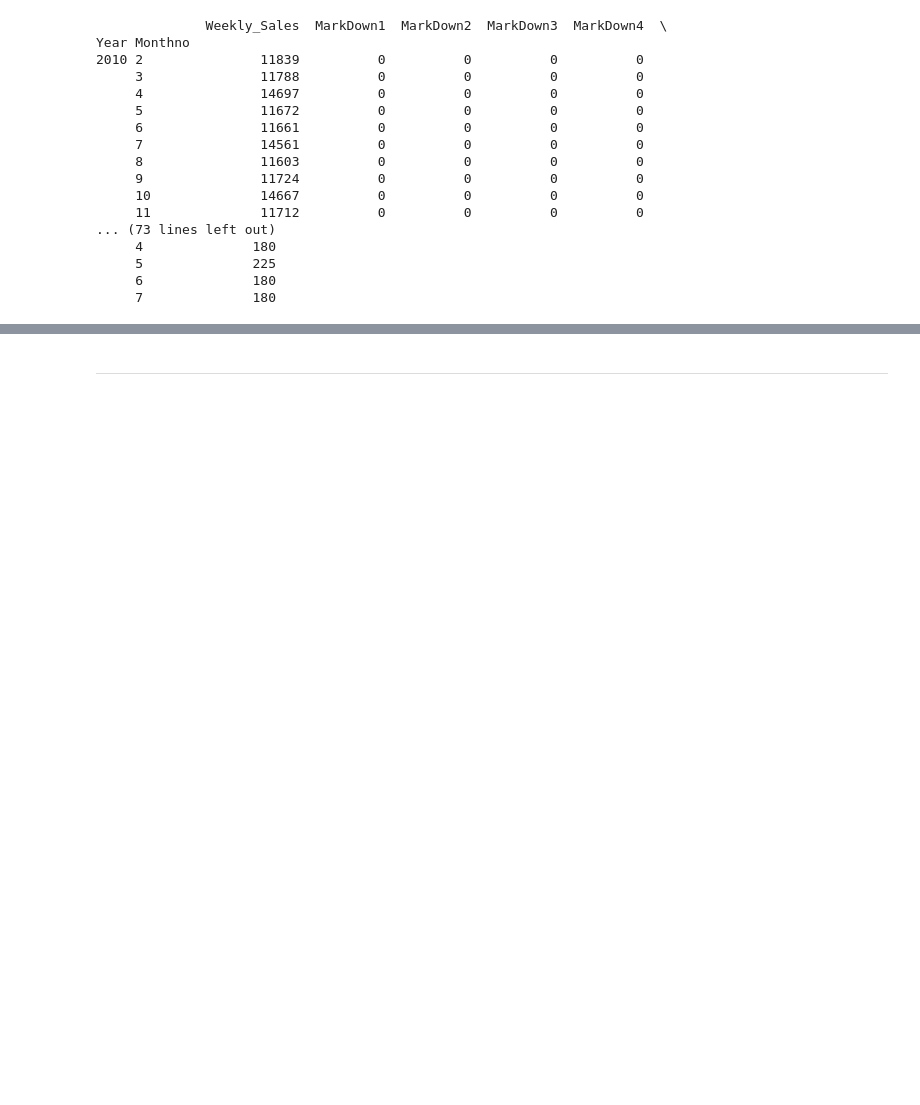
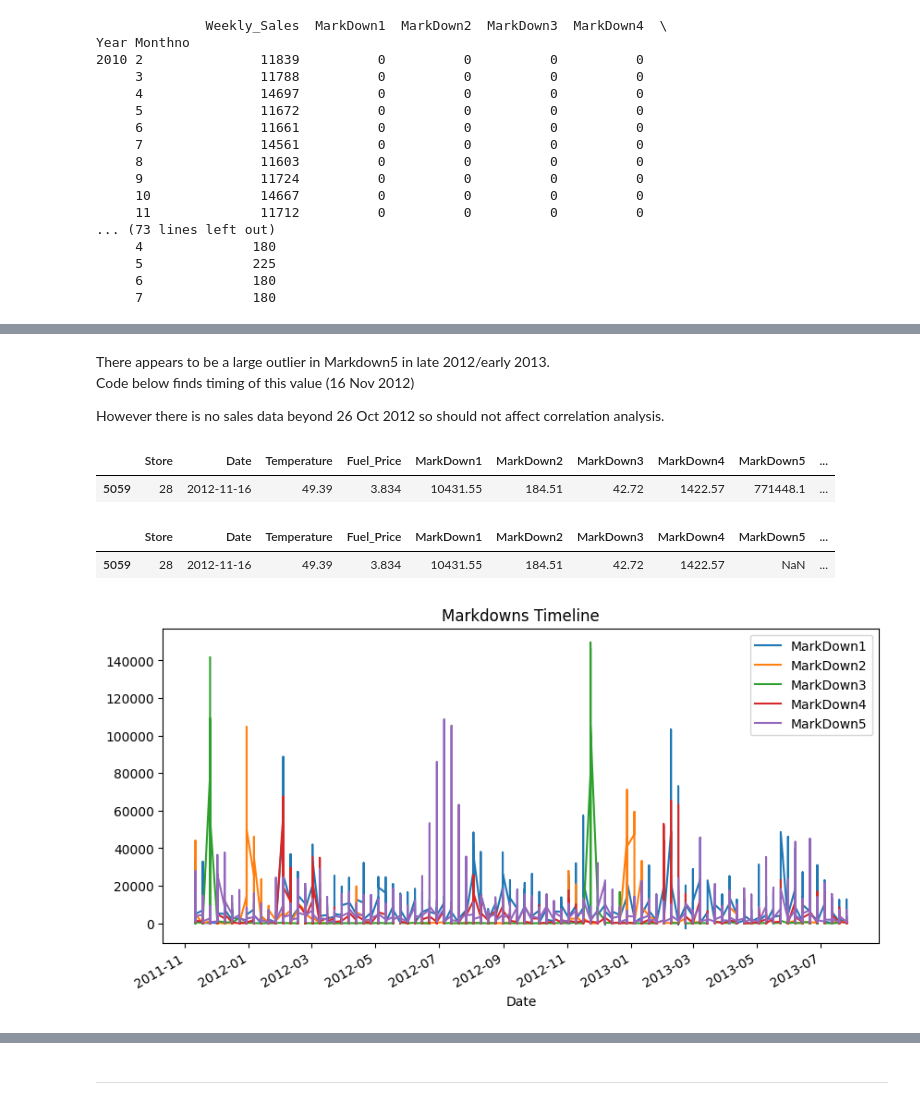
Before and after one commit to jeremystambaugh305/ifp-retailanalysis, a Jupyter notebook: jupyter_notebooks/ETL_2.ipynb, the cells around one changed output, grey strips where cells are left out. Saved outputs shown, nothing was run; the diff lists cells and outputs as text; code cells hidden in the pictures; blank space fills up the shorter version.

```diff
--- a/jupyter_notebooks/ETL_2.ipynb
+++ b/jupyter_notebooks/ETL_2.ipynb
@@ -437,0 +486,25 @@ Year                   NaN          NaN   NaN
+# %% [markdown]
+There appears to be a large outlier in Markdown5 in late 2012/early 2013.
+Code below finds timing of this value (16 Nov 2012)
+
+However there is no sales data beyond 26 Oct 2012 so should not affect correlation analysis.
+# %%
+Markdown5Max = df_features_T['MarkDown5'].max()
+df_features_T.loc[df_features_T['MarkDown5'] == Markdown5Max]
+# %% [output]
+|  | Store | Date | Temperature | Fuel_Price | MarkDown1 | MarkDown2 | MarkDown3 | MarkDown4 | MarkDown5 | ... |
+| 5059 | 28 | 2012-11-16 | 49.39 | 3.834 | 10431.55 | 184.51 | 42.72 | 1422.57 | 771448.1 | ... |
+# %%
+df_features_T.replace(Markdown5Max, np.nan, inplace=True)
+# df_features_T.loc[df_features_T['MarkDown5'] == 'NaN']
+df_features_T.loc[5059:5059]
+# %% [output]
+|  | Store | Date | Temperature | Fuel_Price | MarkDown1 | MarkDown2 | MarkDown3 | MarkDown4 | MarkDown5 | ... |
+| 5059 | 28 | 2012-11-16 | 49.39 | 3.834 | 10431.55 | 184.51 | 42.72 | 1422.57 | NaN | ... |
+# %%
+#initial visualisation timeline Markdowns line plot following removal of MarkDown5 outlier
+df_features_T.plot(kind='line', x='Date', y=['MarkDown1', 'MarkDown2', 'MarkDown3', 'MarkDown4', 'MarkDown5'], figsize=(10, 5), title='Markdowns Timeline')
+plt.show()
+# .plot(kind='line',x='year',y='AvgLevels', figsize=(5,5))
+# %% [output]
+[figure, added]
```
Also changed, not shown: parts of 16 cells of this notebook.
